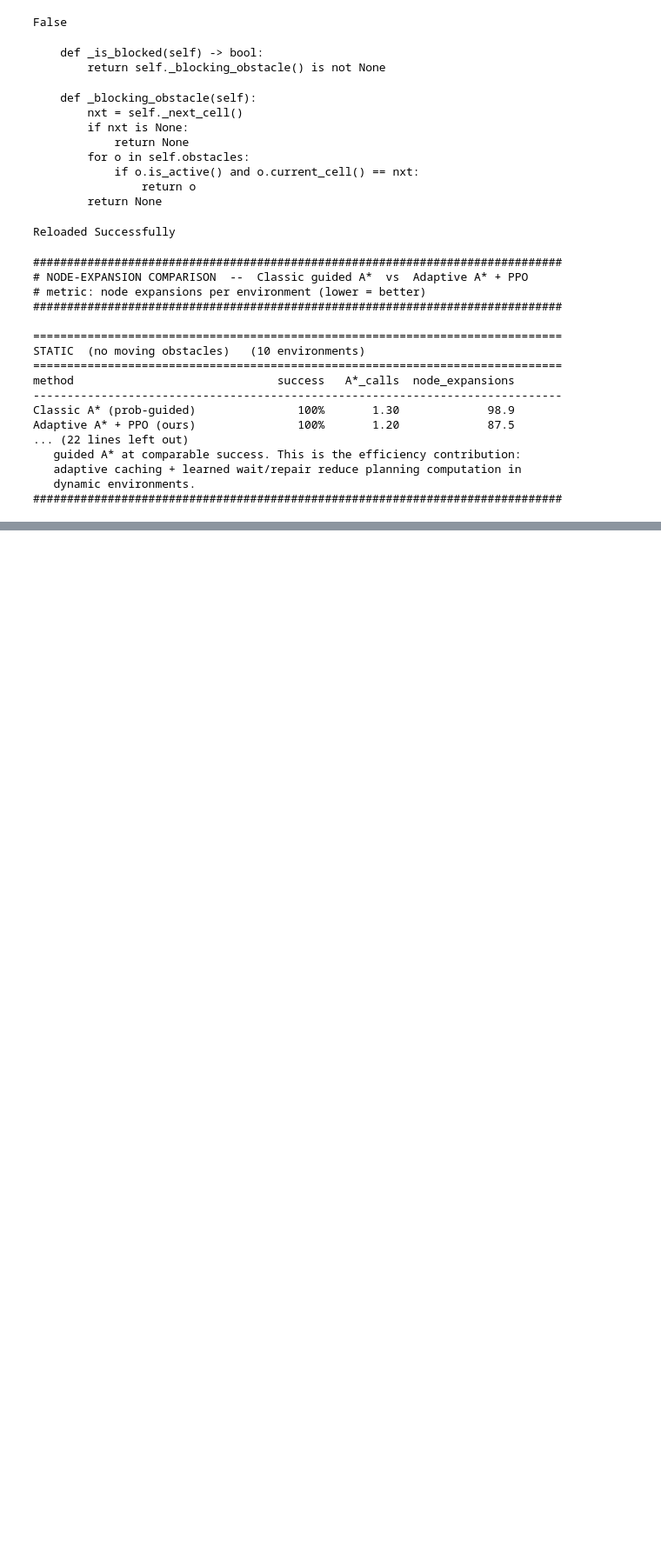
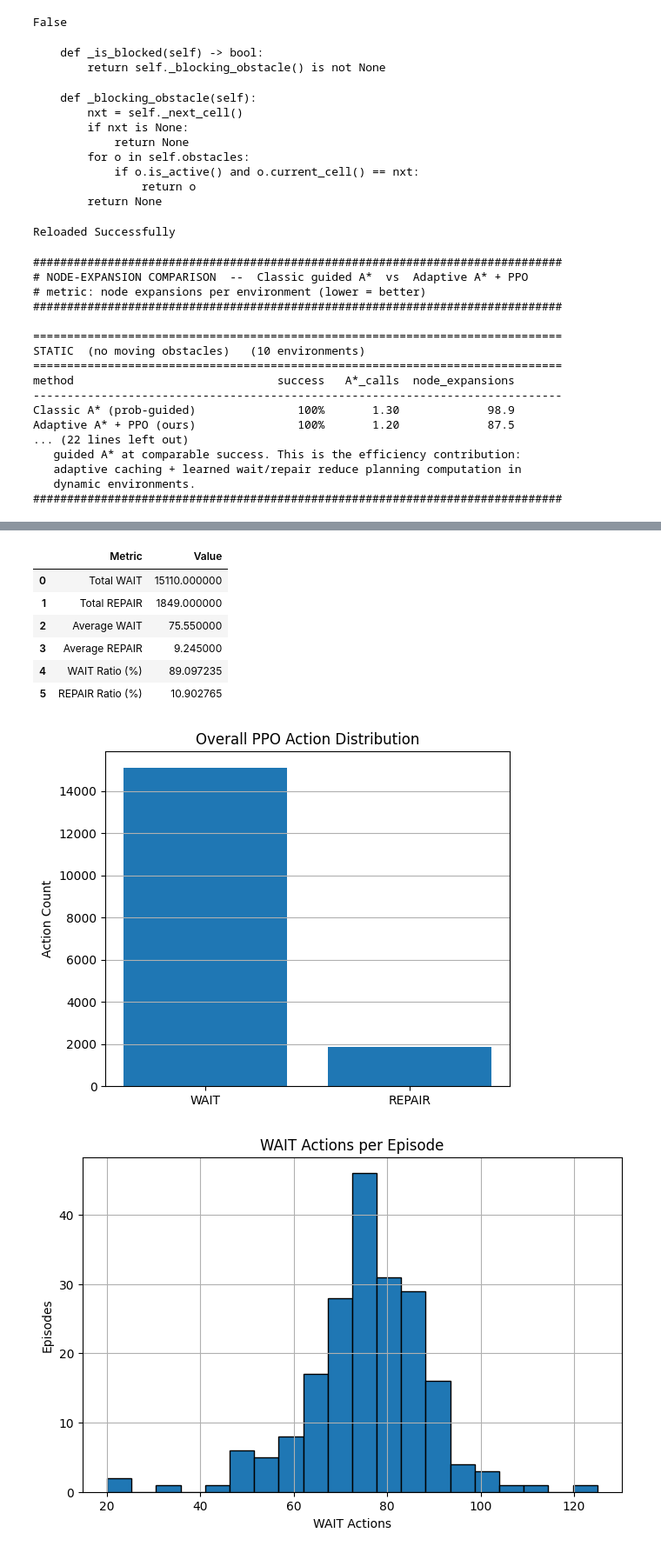
Before and after one commit to Avilash-git/Internship_project, a Jupyter notebook: DYNAMIC_VERSION_9_convoy.ipynb, the cells around one changed output, grey strips where cells are left out. Shown at 87% size. Saved outputs shown, nothing was run; the diff lists cells and outputs as text; code cells hidden in the pictures; blank space fills up the shorter version.

```diff
--- a/DYNAMIC_VERSION_9_convoy.ipynb
+++ b/DYNAMIC_VERSION_9_convoy.ipynb
@@ -1607,7 +1758,7 @@ import matplotlib.pyplot as plt
 
 NUM_EPISODES = 200
 
-eval_env = DynamicObstacleEnvv9(
+eval_env = DynamicObstacleEnvV9(
     cfg,
     prob_provider=prov
 )
@@ -1846,3 +1997,4 @@ These statistics provide insight into
 the behavioural characteristics of
 the learned PPO supervisor.
 """)
+# %% [output]
@@ -1848,0 +2009,9 @@ the learned PPO supervisor.
+|  | Metric | Value |
+| 0 | Total WAIT | 15110.000000 |
+| 1 | Total REPAIR | 1849.000000 |
+| 2 | Average WAIT | 75.550000 |
+| 3 | Average REPAIR | 9.245000 |
+| 4 | WAIT Ratio (%) | 89.097235 |
+| 5 | REPAIR Ratio (%) | 10.902765 |
+[figure, added]
+[figure, added]
```
Also changed, not shown: parts of 11 cells of this notebook.
